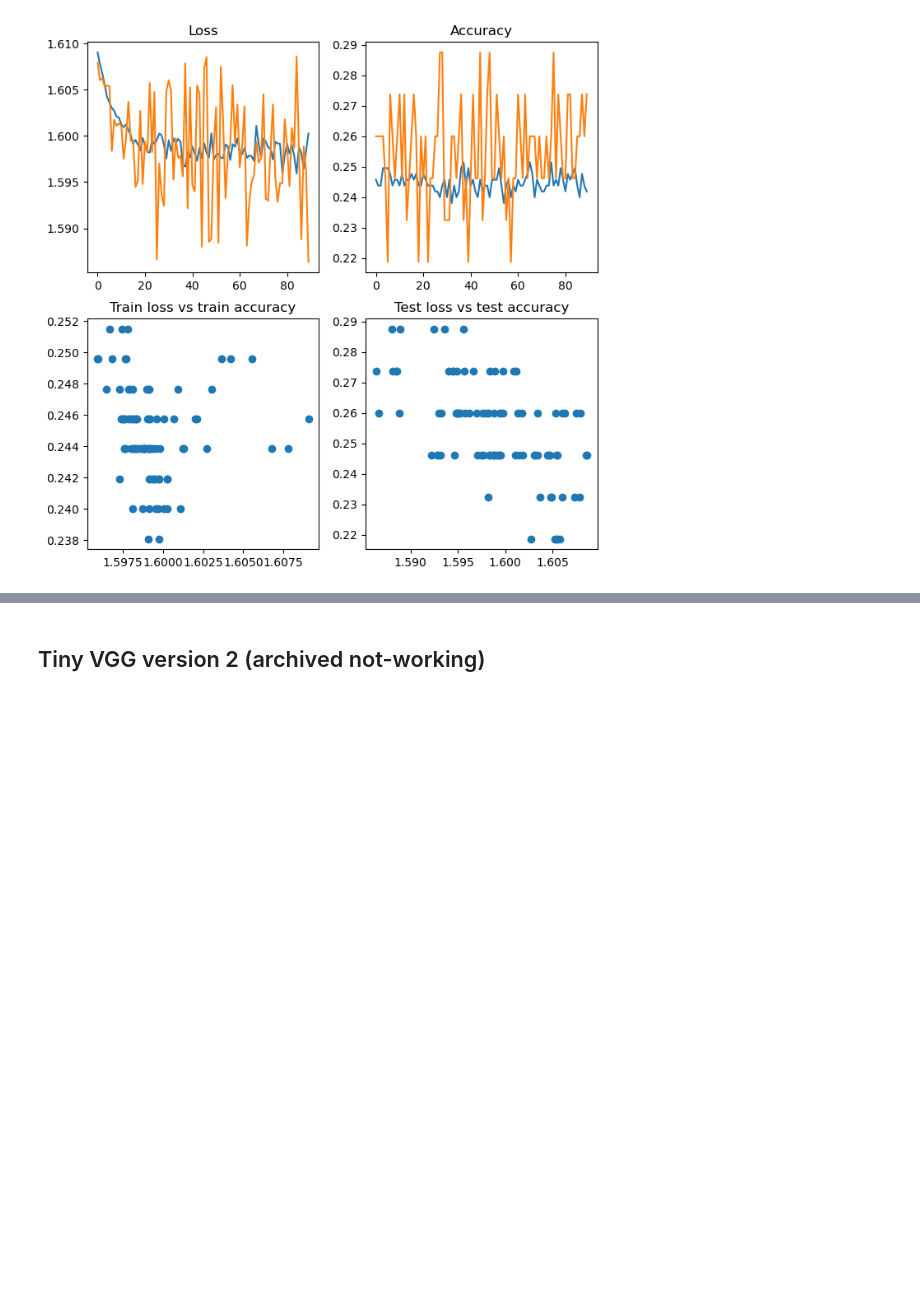
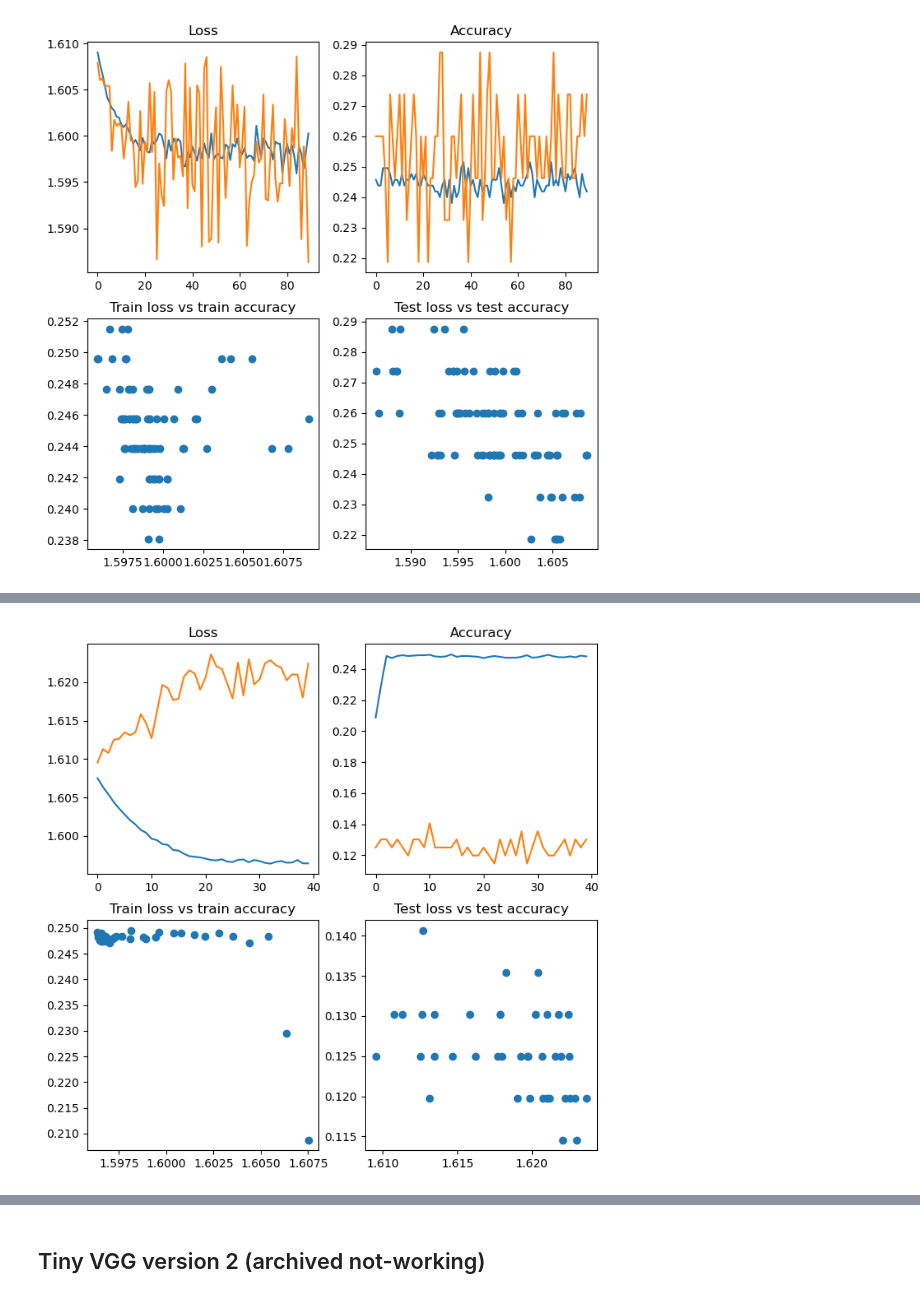
Before and after one commit to neddanedda/PyTorch_course, a Jupyter notebook: Flowers_five_classes.ipynb, the cells around one changed output, grey strips where cells are left out. Drawn from its saved outputs; the diff is of its cells as text; code cells hidden in the pictures; blank space fills up the shorter version.

```diff
--- a/Flowers_five_classes.ipynb
+++ b/Flowers_five_classes.ipynb
@@ -46,3 +46,13 @@ from torchvision import datasets, transforms
 from PIL import Image
 from sklearn.model_selection import train_test_split
 # from tqdm.auto import tqdm
+# %%
+#check for gpu
+if torch.backends.mps.is_available():
+    mps_device = torch.device("mps")
+    x = torch.ones(1, device=mps_device)
+    device = "mps"
+    print (x)
+else:
+    device = "cpu"
+    print ("MPS device not found.")
@@ -63,7 +78,8 @@ for alpha in tqdm(range(2000)):
 def train_step(model: torch.nn.Module,
                dataloader: torch.utils.data.DataLoader,
                optimizer: torch.optim.Optimizer,
-               loss_fn: torch.nn.Module):
+               loss_fn: torch.nn.Module,
+               device: str ="cpu"):
     model.train()
 
     train_loss = 0
@@ -71,6 +87,8 @@ def train_step(model: torch.nn.Module,
 
     for batch, (X, y) in enumerate(dataloader):
         # print(X.shape)
+        X = X.to(device)
+        y = y.to(device)
         y_pred = model(X)
         loss = loss_fn(y_pred, y)
         train_loss += loss.item()
@@ -100,7 +118,8 @@ def train_step(model: torch.nn.Module,
 # %%
 def test_step(model: torch.nn.Module,
               dataloader: torch.utils.data.DataLoader,
-              loss_fn: torch.nn.Module):
+              loss_fn: torch.nn.Module,
+              device: str ="cpu"):
     model.eval()
 
     test_loss = 0
@@ -108,6 +127,8 @@ def test_step(model: torch.nn.Module,
 
     with torch.inference_mode():
         for batch, (X, y) in enumerate(dataloader):
+            X = X.to(device)
+            y = y.to(device)
             y_pred = model(X)
             test_loss += loss_fn(y_pred, y)
             y_pred_prob = torch.argmax(torch.softmax(y_pred, dim=1), dim=1)
@@ -129,7 +150,8 @@ def train(model: torch.nn.Module,
           test_dataloader: torch.utils.data.DataLoader,
           optimizer: torch.optim.Optimizer,
           loss_fn: torch.nn.Module =nn.CrossEntropyLoss(),
-          epochs: int =5):
+          epochs: int =5,
+          device: str="cpu"):
     results = {"train_loss": [],
                "train_acc": [],
                "test_loss": [],
@@ -139,10 +161,12 @@ def train(model: torch.nn.Module,
         train_loss, train_acc = train_step(model,
                                            train_dataloader,
                                            optimizer,
-                                           loss_fn)
+                                           loss_fn,
+                                           device=device)
         test_loss, test_acc = test_step(model,
                                         test_dataloader,
-                                        loss_fn)
+                                        loss_fn,
+                                        device=device)
 
         print(f"Epoch: {epoch+1}")
         print(f"Train loss: {train_loss:.5f} | Train acc: {train_acc:.5f} | Test loss: {test_loss:.5f} | Test acc: {test_acc:.5f}")
@@ -938,0 +994,7 @@ print(m5_end_time-m5_start_time)
+# %%
+model_5_all_results = pd.concat([
+    pd.DataFrame(model_5_results),
+    pd.DataFrame(model_5_results1)])
+plot_model_results(model_5_all_results, figsize=8)
+# %% [output]
+[figure, added]
```
Also changed, not shown: parts of 20 cells of this notebook.
